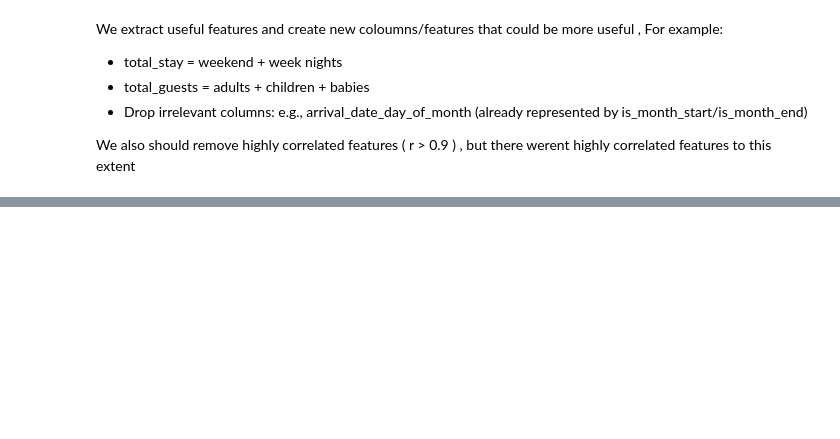
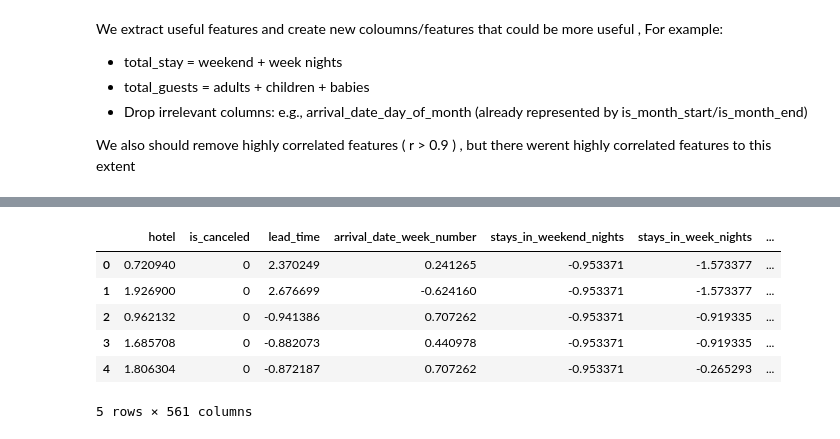
Before and after one commit to mohamedelziat50/Hotel-Bookings-AI-MIU, a Jupyter notebook: Hotel_Booking.ipynb, the cells around one changed output, grey strips where cells are left out. Cells and saved outputs as stored; diff of their text form; code cells hidden in the pictures; blank space fills up the shorter version.

```diff
--- a/Hotel_Booking.ipynb
+++ b/Hotel_Booking.ipynb
@@ -832,0 +788,19 @@ X_train_res.head()
+# %%
+# 1️⃣ Total stay (weekend + week nights)
+df['total_stay'] = df['stays_in_weekend_nights'] + df['stays_in_week_nights']
+
+# 2️⃣ Total guests (adults + children + babies)
+df['total_guests'] = df['adults'] + df['children'] + df['babies']
+
+# 3️⃣ Drop irrelevant columns (already represented by engineered features)
+df.drop(['arrival_date_day_of_month'], axis=1, inplace=True)
+# %%
+df.head()
+# %% [output]
+|  | hotel | is_canceled | lead_time | arrival_date_week_number | stays_in_weekend_nights | stays_in_week_nights | ... |
+| 0 | 0.720940 | 0 | 2.370249 | 0.241265 | -0.953371 | -1.573377 | ... |
+| 1 | 1.926900 | 0 | 2.676699 | -0.624160 | -0.953371 | -1.573377 | ... |
+| 2 | 0.962132 | 0 | -0.941386 | 0.707262 | -0.953371 | -0.919335 | ... |
+| 3 | 1.685708 | 0 | -0.882073 | 0.440978 | -0.953371 | -0.919335 | ... |
+| 4 | 1.806304 | 0 | -0.872187 | 0.707262 | -0.953371 | -0.265293 | ... |
+5 rows × 561 columns
```
Also changed, not shown: parts of 7 cells of this notebook.
